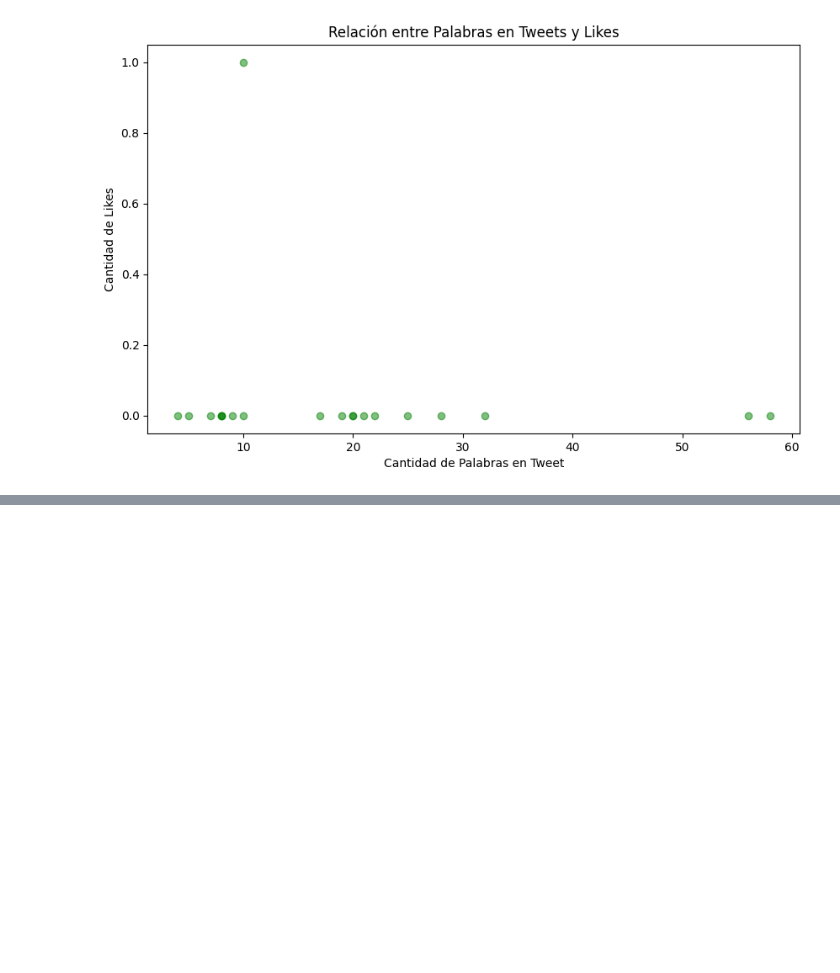
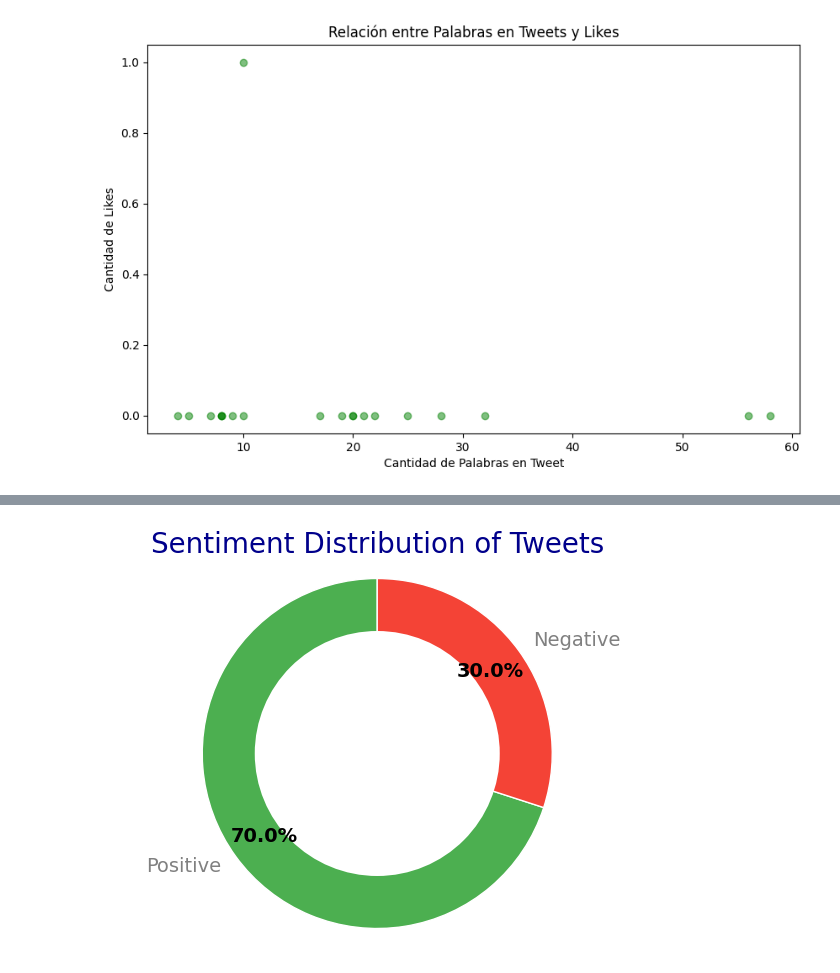
Before and after one commit to Uplyuz/PolarWeb, a Jupyter notebook: pruebas.ipynb, the cells around one changed output, grey strips where cells are left out. Cells and saved outputs as stored; diff of their text form; code cells hidden in the pictures; blank space fills up the shorter version.

```diff
--- a/pruebas.ipynb
+++ b/pruebas.ipynb
@@ -153,0 +324,4 @@ def likes_over_words_amount(df):
+# %%
+sentiment_dist(aux_01)
+# %% [output]
+[figure, added]
```
Also changed, not shown: parts of 8 cells of this notebook, 2 other files.
